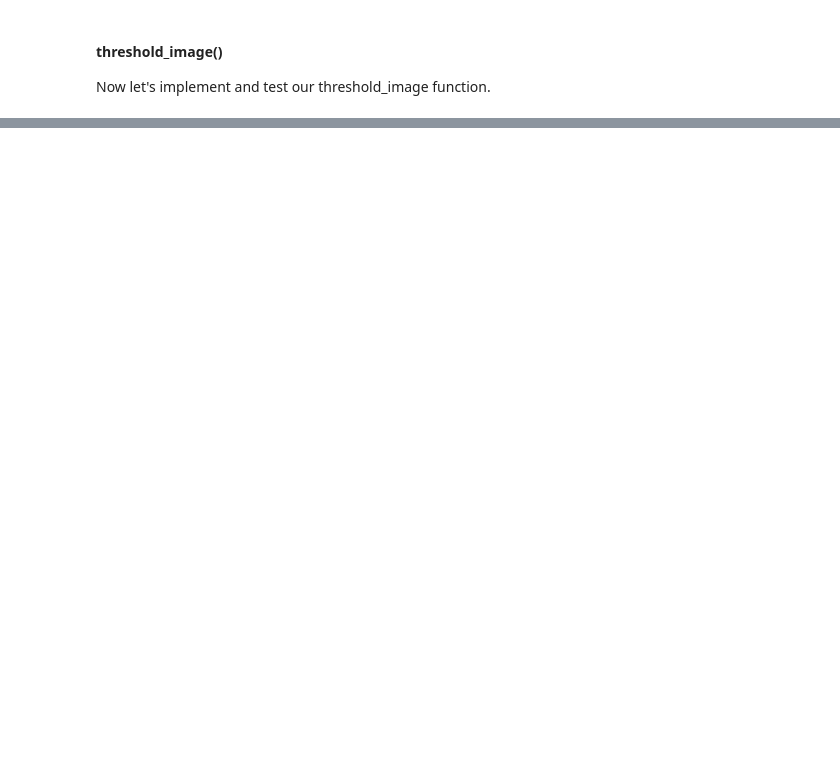
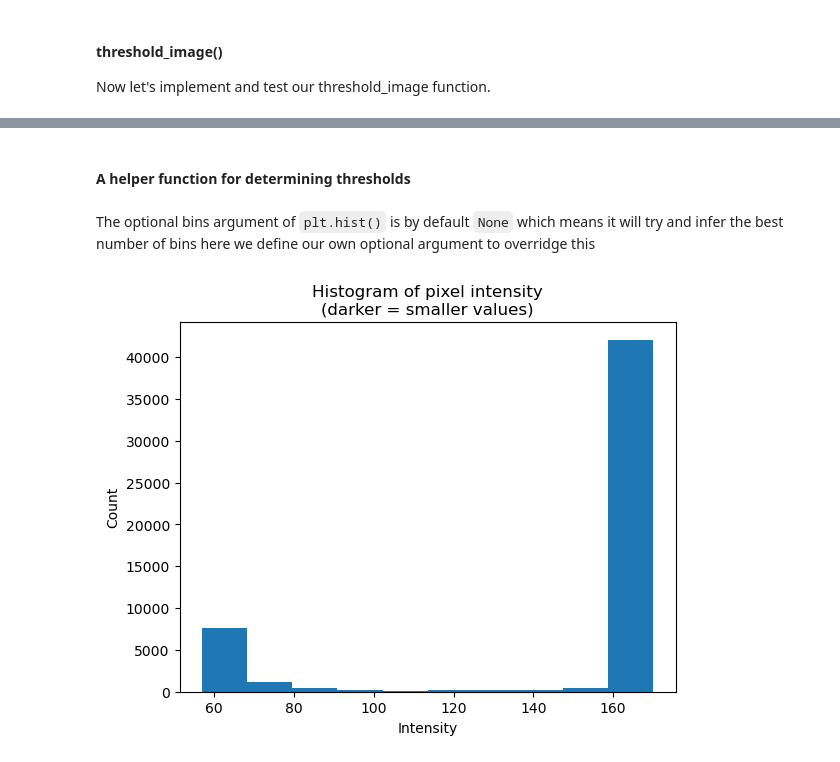
Before and after one commit to Bio724D/Bio724D_2023_2024, a Jupyter notebook: python_notebooks/Control-flow-dicts-functions.ipynb, the cells around one changed output, grey strips where cells are left out. Cells and saved outputs as stored; diff of their text form; code cells hidden in the pictures; blank space fills up the shorter version.

```diff
--- a/python_notebooks/Control-flow-dicts-functions.ipynb
+++ b/python_notebooks/Control-flow-dicts-functions.ipynb
@@ -510,12 +511,9 @@ img = load_image("yeast_colonies.jpg", plot=True, bitdepth=10)
 # %% [output]
 [figure]
 # %%
-def segment_and_measure(fname, plot=False):
-    img = load_image(fname, plot=plot)
+def segment_and_measure(fname):
+    img = load_image(fname)
     threshold_image()
     define_regions()
     analyze_regions()
     return img
-
-
-img = segment_and_measure("yeast_colonies.jpg", plot=True)
@@ -539,0 +539,15 @@ def threshold_image(img, threshold, plot=False):
+# %% [markdown]
+#### A helper function for determining thresholds
+# %%
+def plot_image_histogram(img, bins=None):
+    """Generate a pixel intensity histogram of an image. """
+    plt.hist(img.ravel(), bins=bins)
+    plt.xlabel("Intensity")
+    plt.ylabel("Count")
+    plt.title("Histogram of pixel intensity\n(darker = smaller values)")
+# %% [markdown]
+The optional bins argument of `plt.hist()` is by default `None` which means it will try and infer the best number of bins here we define our own optional argument to overridge this
+# %%
+plot_image_histogram(img)
+# %% [output]
+[figure, added]
```
Also changed, not shown: parts of 39 cells of this notebook.
